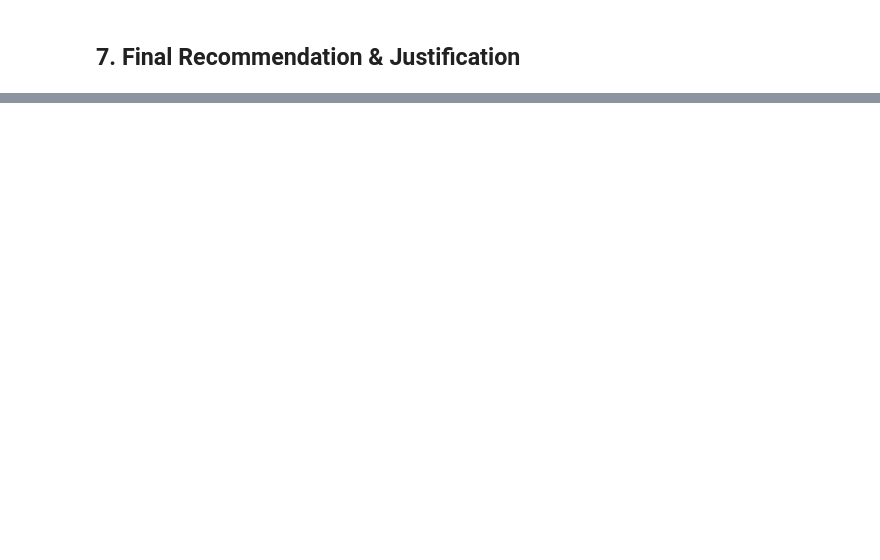
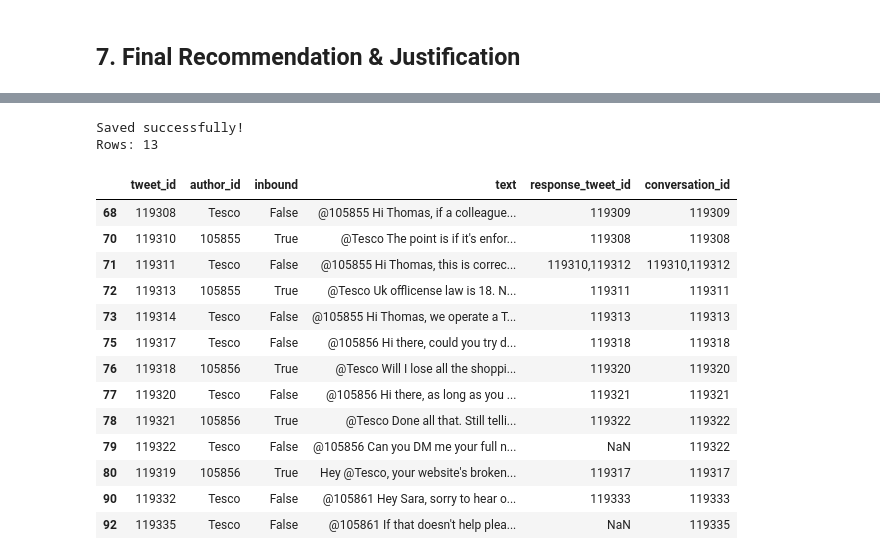
Before and after one commit to kishanrai477-web/hiver-sde-assignment, a Jupyter notebook: notebooks/01_data_exploration.ipynb, the cells around one changed output, grey strips where cells are left out. Cells and saved outputs as stored; diff of their text form; code cells hidden in the pictures; blank space fills up the shorter version.

```diff
--- a/notebooks/01_data_exploration.ipynb
+++ b/notebooks/01_data_exploration.ipynb
@@ -336,0 +650,41 @@ print(recommendation)
+# %%
+# Create clean Tesco conversation data
+
+tesco_conversations = related[
+    ['tweet_id', 'author_id', 'inbound', 'text', 'response_tweet_id']
+].copy()
+
+# Add a simple conversation ID based on the first customer in each thread
+tesco_conversations['conversation_id'] = (
+    tesco_conversations['response_tweet_id']
+    .fillna(tesco_conversations['tweet_id'])
+    .astype(str)
+)
+
+# Save the cleaned data
+tesco_conversations.to_csv(
+    '/content/tesco_conversations_clean.csv',
+    index=False
+)
+
+print("Saved successfully!")
+print("Rows:", len(tesco_conversations))
+
+display(tesco_conversations)
+# %% [output]
+Saved successfully!
+Rows: 13
+|  | tweet_id | author_id | inbound | text | response_tweet_id | conversation_id |
+| 68 | 119308 | Tesco | False | @105855 Hi Thomas, if a colleague... | 119309 | 119309 |
+| 70 | 119310 | 105855 | True | @Tesco The point is if it's enfor... | 119308 | 119308 |
+| 71 | 119311 | Tesco | False | @105855 Hi Thomas, this is correc... | 119310,119312 | 119310,119312 |
+| 72 | 119313 | 105855 | True | @Tesco Uk offlicense law is 18. N... | 119311 | 119311 |
+| 73 | 119314 | Tesco | False | @105855 Hi Thomas, we operate a T... | 119313 | 119313 |
+| 75 | 119317 | Tesco | False | @105856 Hi there, could you try d... | 119318 | 119318 |
+| 76 | 119318 | 105856 | True | @Tesco Will I lose all the shoppi... | 119320 | 119320 |
+| 77 | 119320 | Tesco | False | @105856 Hi there, as long as you ... | 119321 | 119321 |
+| 78 | 119321 | 105856 | True | @Tesco Done all that. Still telli... | 119322 | 119322 |
+| 79 | 119322 | Tesco | False | @105856 Can you DM me your full n... | NaN | 119322 |
+| 80 | 119319 | 105856 | True | Hey @Tesco, your website's broken... | 119317 | 119317 |
+| 90 | 119332 | Tesco | False | @105861 Hey Sara, sorry to hear o... | 119333 | 119333 |
+| 92 | 119335 | Tesco | False | @105861 If that doesn't help plea... | NaN | 119335 |
```
Also changed, not shown: parts of 32 cells of this notebook.
